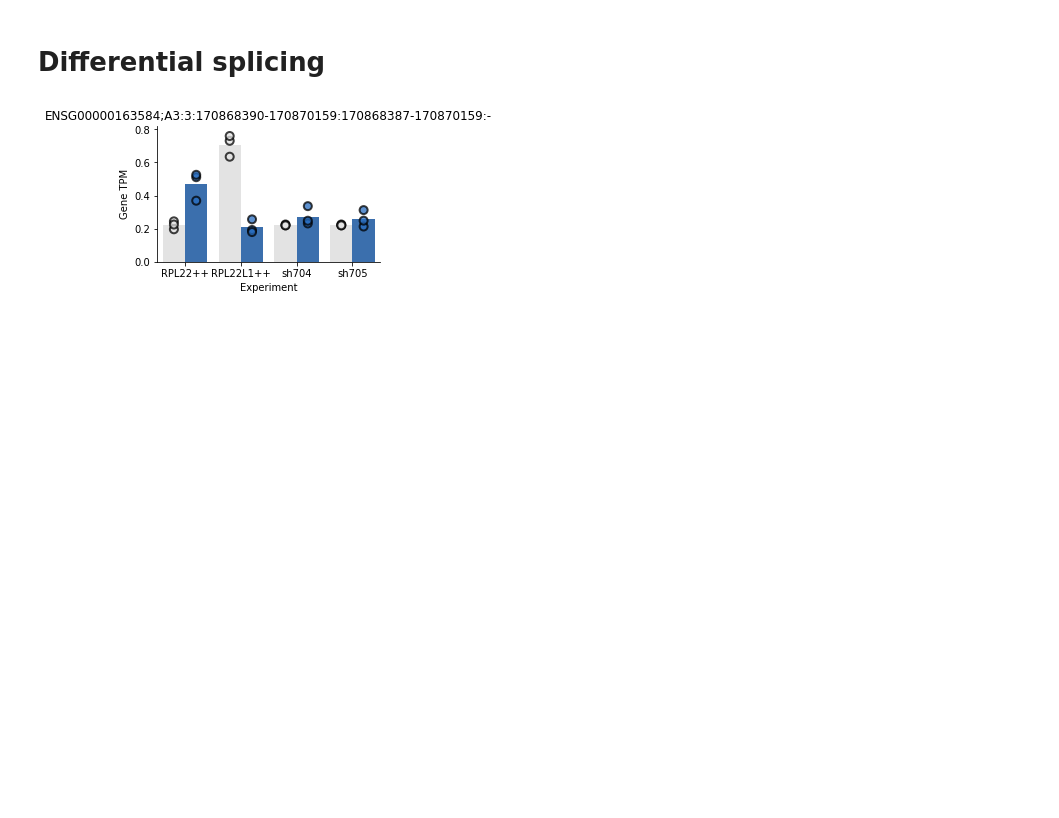
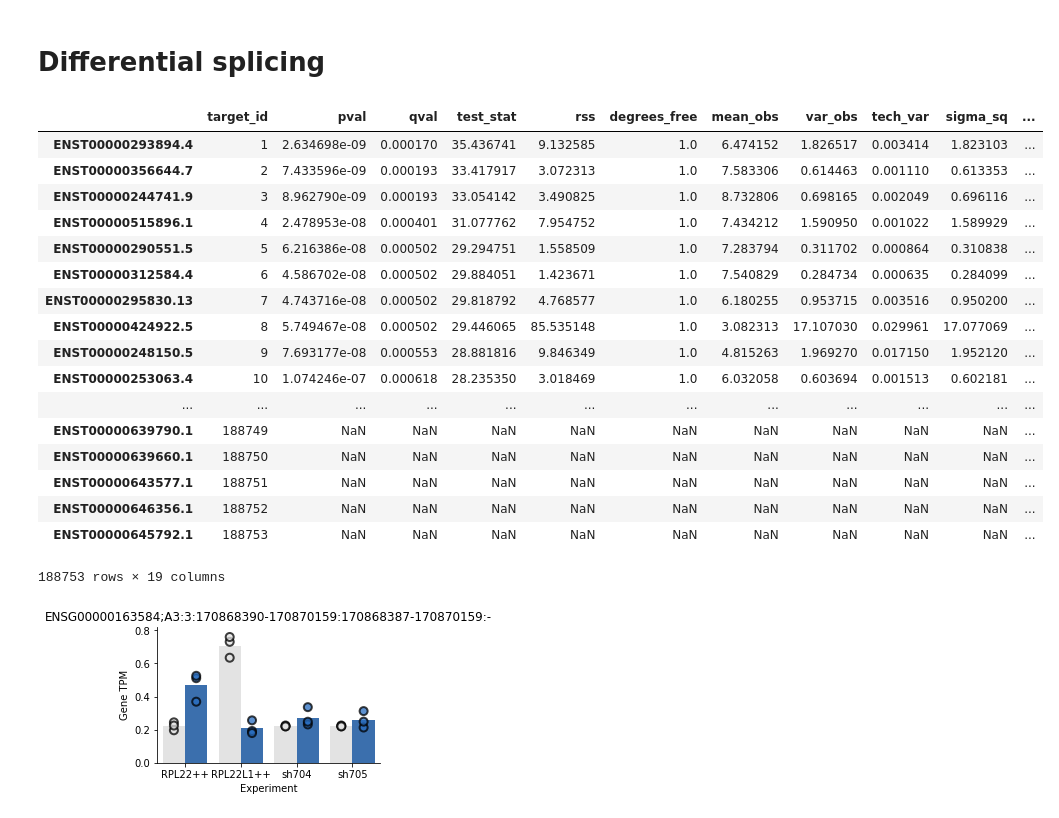
Before and after one commit to kevinhu/mdm4-splicing, a Jupyter notebook: notebooks/fig3_rnaseq.ipynb, the cells around one changed output. Saved outputs shown, nothing was run; the diff lists cells and outputs as text; code cells hidden in the pictures; blank space fills up the shorter version.

```diff
--- a/notebooks/fig3_rnaseq.ipynb
+++ b/notebooks/fig3_rnaseq.ipynb
@@ -213,6 +217,27 @@ rpl22_oe_exons = pd.read_hdf("../data/intermediate/kallisto_sleuth/RPL22_oe.hdf"
 rpl22l1_oe_exons = pd.read_hdf("../data/intermediate/kallisto_sleuth/RPL22L1_oe.hdf", key="rpl22l1_oe")
 sh704_exons = pd.read_hdf("../data/intermediate/kallisto_sleuth/sh704.hdf", key="sh704")
 sh705_exons = pd.read_hdf("../data/intermediate/kallisto_sleuth/sh705.hdf", key="sh705")
+# %%
+sh704_exons
+# %% [output]
+|  | target_id | pval | qval | test_stat | rss | degrees_free | mean_obs | var_obs | tech_var | sigma_sq | ... |
+| ENST00000293894.4 | 1 | 2.634698e-09 | 0.000170 | 35.436741 | 9.132585 | 1.0 | 6.474152 | 1.826517 | 0.003414 | 1.823103 | ... |
+| ENST00000356644.7 | 2 | 7.433596e-09 | 0.000193 | 33.417917 | 3.072313 | 1.0 | 7.583306 | 0.614463 | 0.001110 | 0.613353 | ... |
+| ENST00000244741.9 | 3 | 8.962790e-09 | 0.000193 | 33.054142 | 3.490825 | 1.0 | 8.732806 | 0.698165 | 0.002049 | 0.696116 | ... |
+| ENST00000515896.1 | 4 | 2.478953e-08 | 0.000401 | 31.077762 | 7.954752 | 1.0 | 7.434212 | 1.590950 | 0.001022 | 1.589929 | ... |
+| ENST00000290551.5 | 5 | 6.216386e-08 | 0.000502 | 29.294751 | 1.558509 | 1.0 | 7.283794 | 0.311702 | 0.000864 | 0.310838 | ... |
+| ENST00000312584.4 | 6 | 4.586702e-08 | 0.000502 | 29.884051 | 1.423671 | 1.0 | 7.540829 | 0.284734 | 0.000635 | 0.284099 | ... |
+| ENST00000295830.13 | 7 | 4.743716e-08 | 0.000502 | 29.818792 | 4.768577 | 1.0 | 6.180255 | 0.953715 | 0.003516 | 0.950200 | ... |
+| ENST00000424922.5 | 8 | 5.749467e-08 | 0.000502 | 29.446065 | 85.535148 | 1.0 | 3.082313 | 17.107030 | 0.029961 | 17.077069 | ... |
+| ENST00000248150.5 | 9 | 7.693177e-08 | 0.000553 | 28.881816 | 9.846349 | 1.0 | 4.815263 | 1.969270 | 0.017150 | 1.952120 | ... |
+| ENST00000253063.4 | 10 | 1.074246e-07 | 0.000618 | 28.235350 | 3.018469 | 1.0 | 6.032058 | 0.603694 | 0.001513 | 0.602181 | ... |
+| ... | ... | ... | ... | ... | ... | ... | ... | ... | ... | ... | ... |
+| ENST00000639790.1 | 188749 | NaN | NaN | NaN | NaN | NaN | NaN | NaN | NaN | NaN | ... |
+| ENST00000639660.1 | 188750 | NaN | NaN | NaN | NaN | NaN | NaN | NaN | NaN | NaN | ... |
+| ENST00000643577.1 | 188751 | NaN | NaN | NaN | NaN | NaN | NaN | NaN | NaN | NaN | ... |
+| ENST00000646356.1 | 188752 | NaN | NaN | NaN | NaN | NaN | NaN | NaN | NaN | NaN | ... |
+| ENST00000645792.1 | 188753 | NaN | NaN | NaN | NaN | NaN | NaN | NaN | NaN | NaN | ... |
+188753 rows × 19 columns
 # %%
 def plot_psi_dist(exon_id):
 
```
Also changed, not shown: parts of 1 cell of this notebook, 1 other file.
